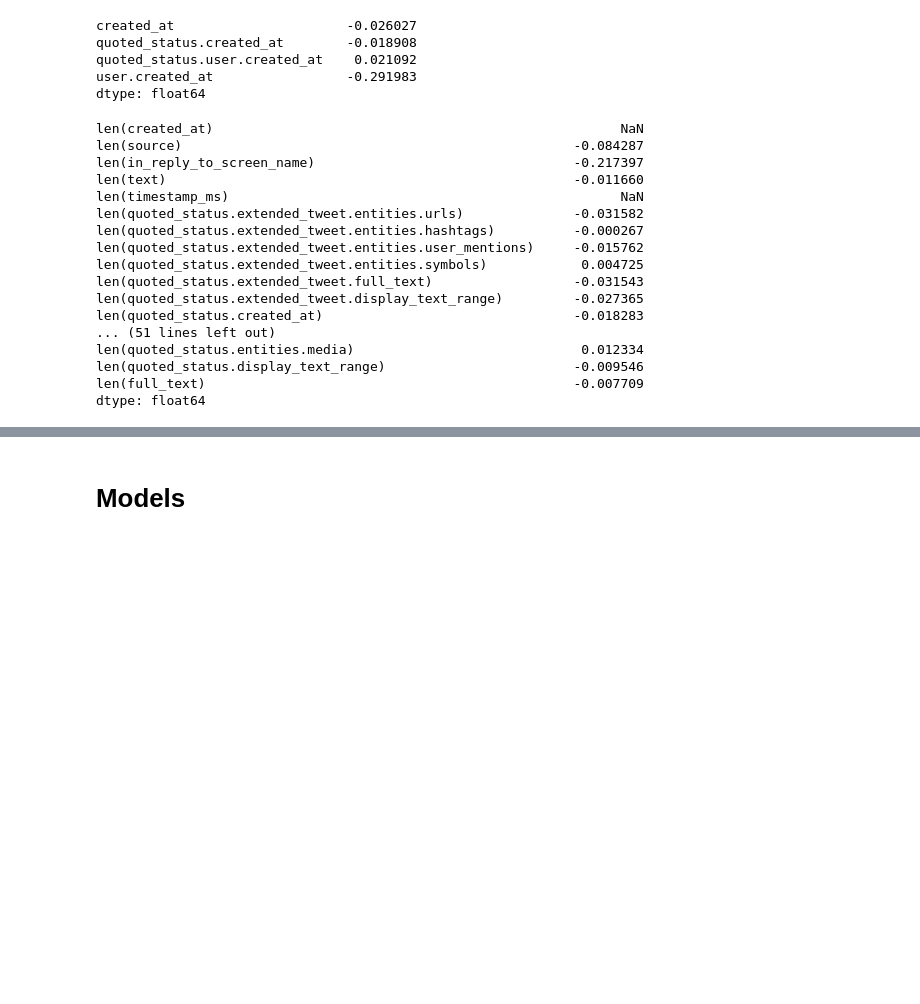
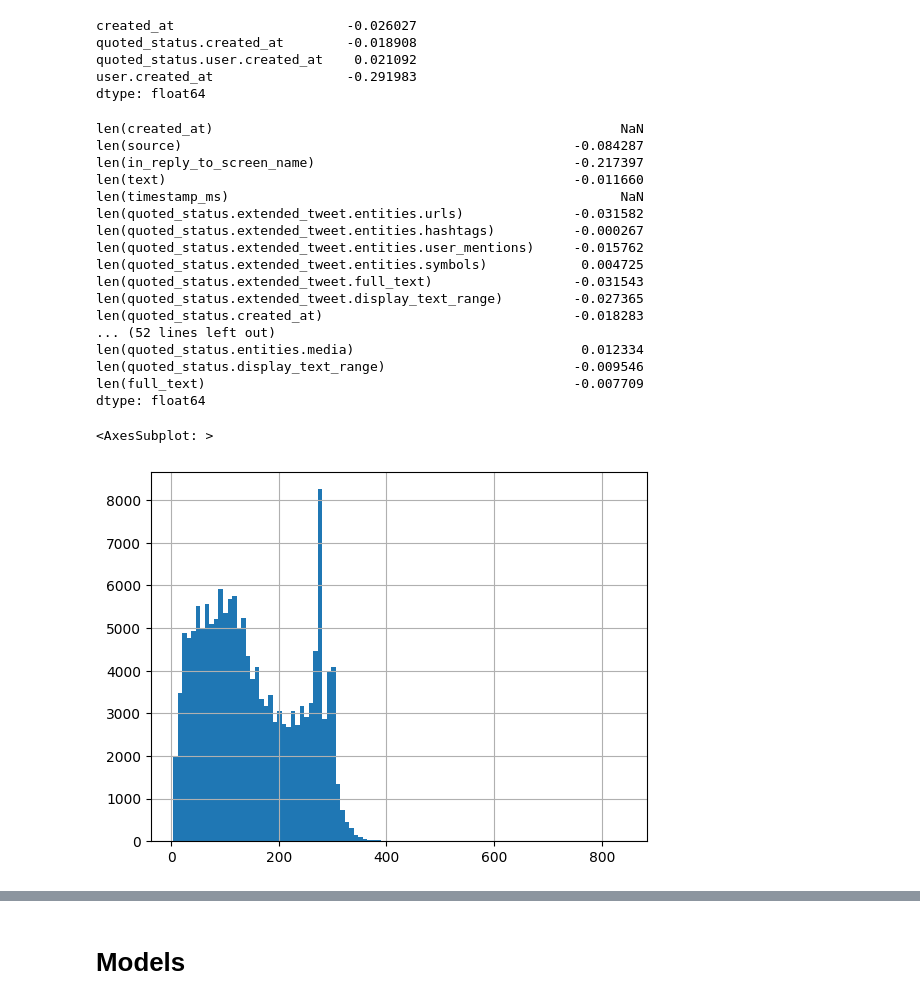
Before and after one commit to abel1502/ep-s1-dl-project, a Jupyter notebook: andrey-3.ipynb, the cells around one changed output, grey strips where cells are left out. Saved outputs shown, nothing was run; the diff lists cells and outputs as text; code cells hidden in the pictures; blank space fills up the shorter version.

```diff
--- a/andrey-3.ipynb
+++ b/andrey-3.ipynb
@@ -263,10 +270,4 @@ dtype: float64
 # %%
-def safe_len(x: typing.Any) -> int | float:
-    try:
-        return len(x)
-    except TypeError:
-        return pd.NA
-
 len_cols = X_train[:10].apply(lambda col: col.map(safe_len))
 len_cols = len_cols.columns[len_cols.notna().any()]
 
@@ -288,8 +289,13 @@ len(quoted_status.extended_tweet.entities.symbols)            0.004725
 len(quoted_status.extended_tweet.full_text)                  -0.031543
 len(quoted_status.extended_tweet.display_text_range)         -0.027365
 len(quoted_status.created_at)                                -0.018283
-... (51 lines left out)
+... (52 lines left out)
 len(quoted_status.entities.media)                             0.012334
 len(quoted_status.display_text_range)                        -0.009546
 len(full_text)                                               -0.007709
 dtype: float64
+# %%
+X_train["full_text"].apply(safe_len).hist(bins=100)
+# %% [output]
+<AxesSubplot: >
+[figure, added]
```
Also changed, not shown: parts of 20 cells of this notebook.
